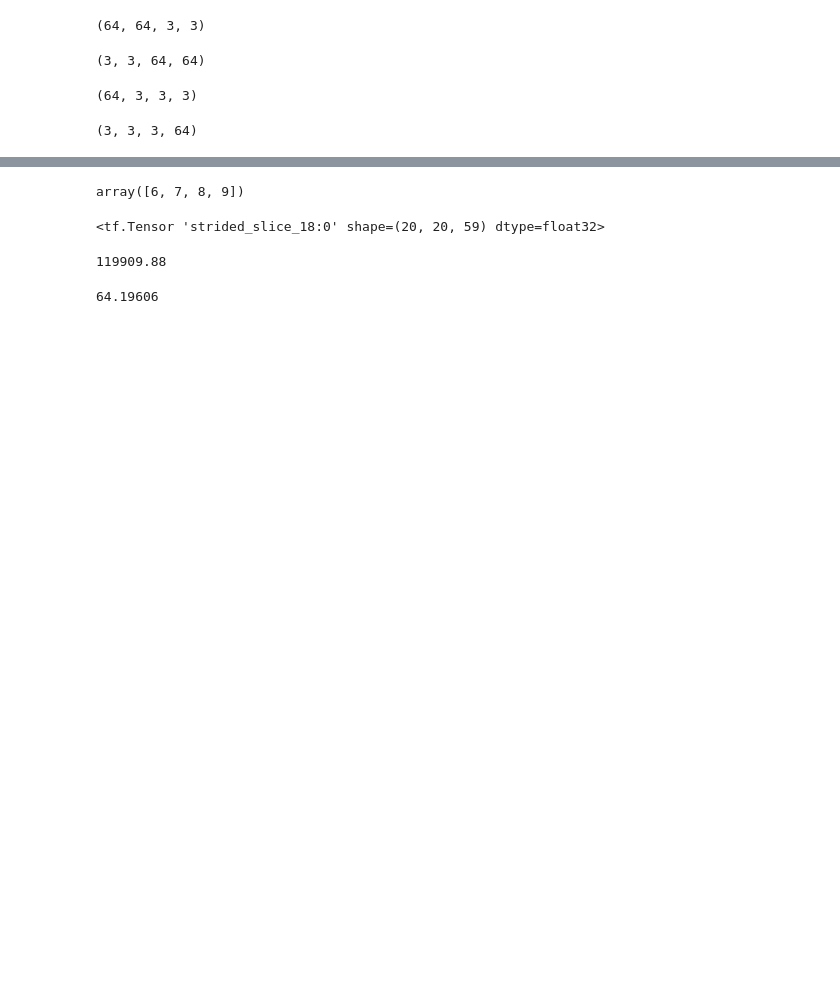
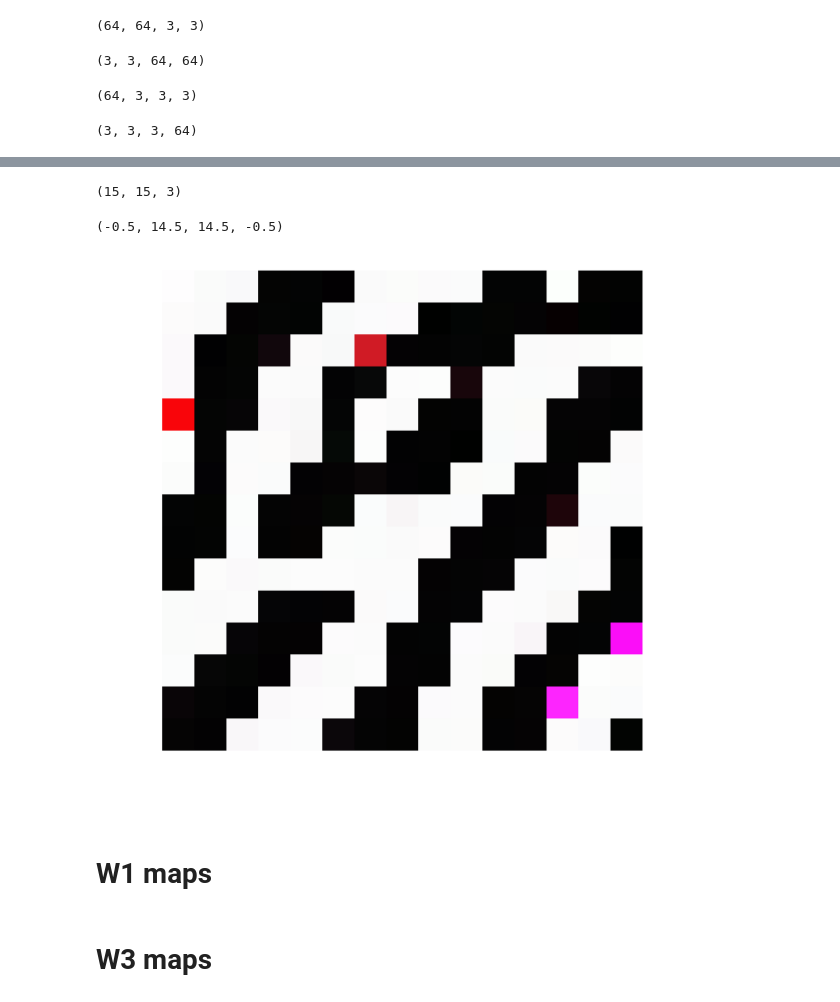
Before and after one commit to lmcintosh/ipython-notebooks, a Jupyter notebook: tutorials/Tutorials - Image Gradients for VGG-16.ipynb, the cells around one changed output, grey strips where cells are left out. Drawn from its saved outputs; the diff is of its cells as text; code cells hidden in the pictures; blank space fills up the shorter version.

```diff
--- a/tutorials/Tutorials - Image Gradients for VGG-16.ipynb
+++ b/tutorials/Tutorials - Image Gradients for VGG-16.ipynb
@@ -181,18 +182,14 @@ array([0, 1, 2, 3, 4])
-# %%
-np.arange(10)[6:]
-# %% [output]
-array([6, 7, 8, 9])
-# %%
-relu_W3x[0,:,:,selected_unit:]
-# %% [output]
-<tf.Tensor 'strided_slice_18:0' shape=(20, 20, 59) dtype=float32>
-# %%
-selected_unit = 5
-unrange = np.where(np.arange(int(relu_W3x.shape[-1])) != 5, True, False).astype('int32')
-sess.run(tf.nn.l2_loss(relu_W3x[0,:,:,:selected_unit]) + tf.nn.l2_loss(relu_W3x[0,:,:,(selected_unit+1):]))
-# %% [output]
-119909.88
-# %%
-sess.run(tf.nn.l2_loss(X))
-# %% [output]
-64.19606
+# %%
+maximal_image[0,:,:,:].shape
+# %% [output]
+(15, 15, 3)
+# %%
+rescaled_img = (maximal_image[0,:,:,:] - np.min(maximal_image[0,:,:,:]))
+rescaled_img /= np.max(rescaled_img)
+plt.imshow(rescaled_img)
+plt.axis('off')
+# %% [output]
+(-0.5, 14.5, 14.5, -0.5)
+[figure, added]
+# %% [markdown]
+# W1 maps
@@ -198,0 +243,2 @@ sess.run(tf.nn.l2_loss(X))
+# %% [markdown]
+# W3 maps
```
Also changed, not shown: parts of 26 cells of this notebook.
